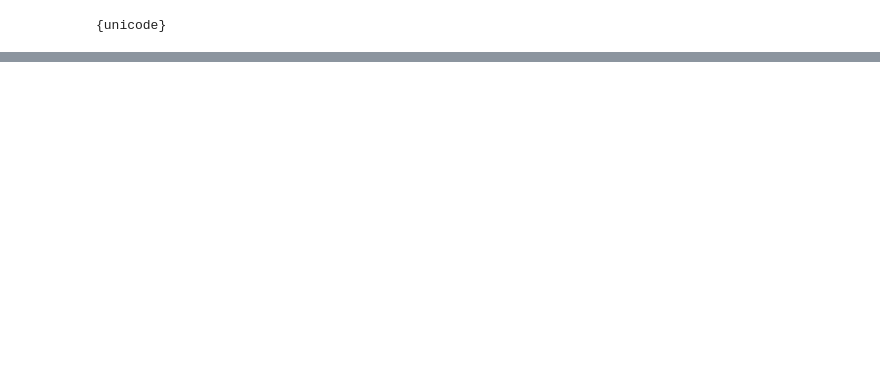
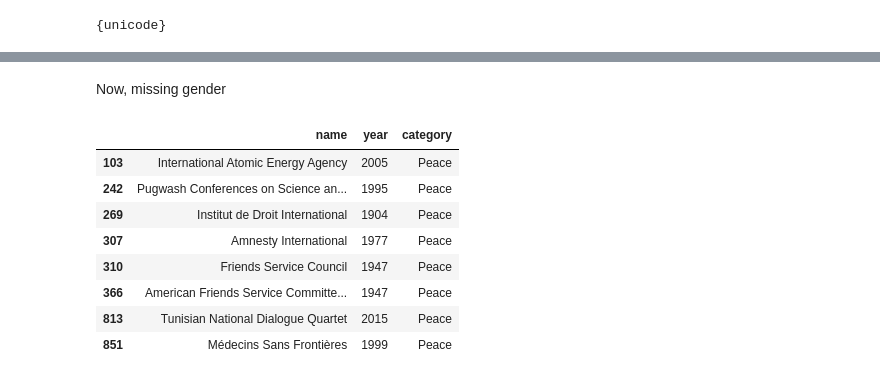
Before and after one commit to dyoung418/dataviz-python-js, a Jupyter notebook: Cleaning Data with Pandas.ipynb, the cells around one changed output, grey strips where cells are left out. Drawn from its saved outputs; the diff is of its cells as text; code cells hidden in the pictures; blank space fills up the shorter version.

```diff
--- a/Cleaning Data with Pandas.ipynb
+++ b/Cleaning Data with Pandas.ipynb
@@ -220,0 +454,35 @@ Series([], Name: name, dtype: object)
+# %%
+def clean_data(df):
+    df = df.replace('', np.nan)
+    if 'born_in' in df.columns:
+        df = df[df.born_in.isnull()] # eliminates the rows with 'born_in' values
+        df = df.drop('born_in', axis=1) # don't need this column anymore
+    df.drop(df[df.year==1809].index, inplace=True)
+    df = df[~(df['name']=='Marie Curie')]
+    df.loc[(df.name == u'Marie Sk\u0142odowska-Curie') &\
+      (df.year == 1911), 'country'] = 'France'
+    df = df[~((df.name=='Sidney Altman') & (df.year==1990))] # selects all rows 'not' (~) Sidney Altma 1990
+    # the missing categories are mostly people whose category name wasn't in standard format
+    # fix that:
+    df.loc[df.name=='Alexis Carrel', 'category'] = 'Physiology or Medicine'
+    df.loc[df.name=='Ilya Ilyich Mechnikov', 'category'] = 'Physiology or Medicine'
+    df.loc[df.name=='Amartya Sen', 'category'] = 'Economics'
+    df.drop(df.loc[df.name.str.startswith('Leopold Ru') & (df.year != 1939)].index, inplace=True)
+    df.loc[df.name.str.startswith(u'R\xf3bert B\xe1r\xe1ny'), 'category'] = 'Physiology or Medicine'
+    return df
+
+df = clean_data(df)
+# %% [markdown]
+Now, missing gender
+# %%
+df[df['gender'].isnull()][['name', 'year', 'category']]
+# %% [output]
+|  | name | year | category |
+| 103 | International Atomic Energy Agency | 2005 | Peace |
+| 242 | Pugwash Conferences on Science an... | 1995 | Peace |
+| 269 | Institut de Droit International | 1904 | Peace |
+| 307 | Amnesty International | 1977 | Peace |
+| 310 | Friends Service Council | 1947 | Peace |
+| 366 | American Friends Service Committe... | 1947 | Peace |
+| 813 | Tunisian National Dialogue Quartet | 2015 | Peace |
+| 851 | Médecins Sans Frontières | 1999 | Peace |
```
Also changed, not shown: parts of 47 cells of this notebook, 6 other files.
